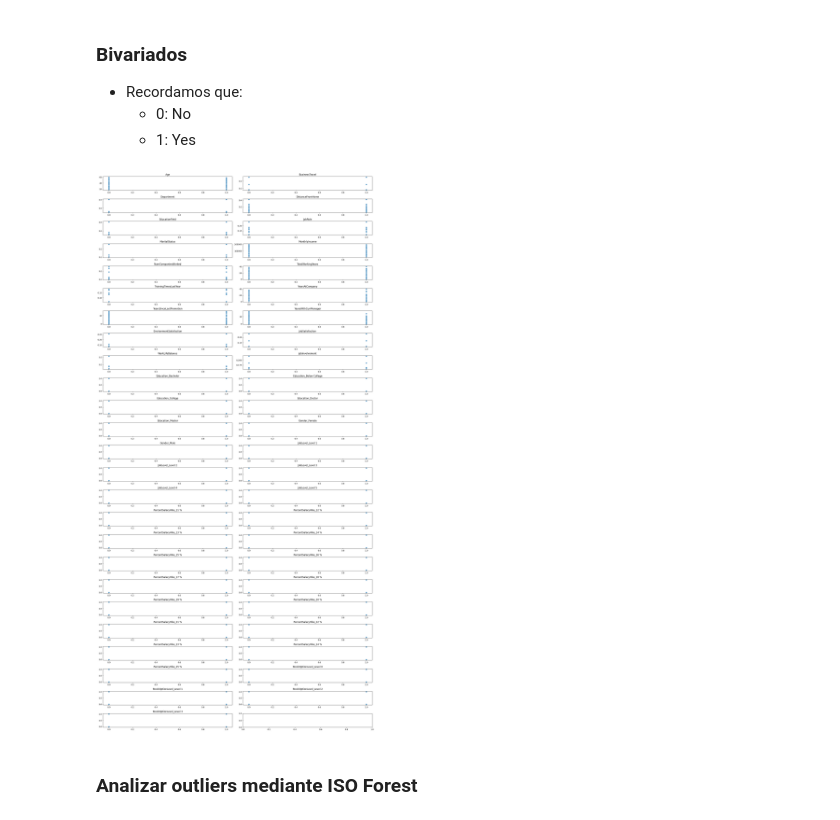
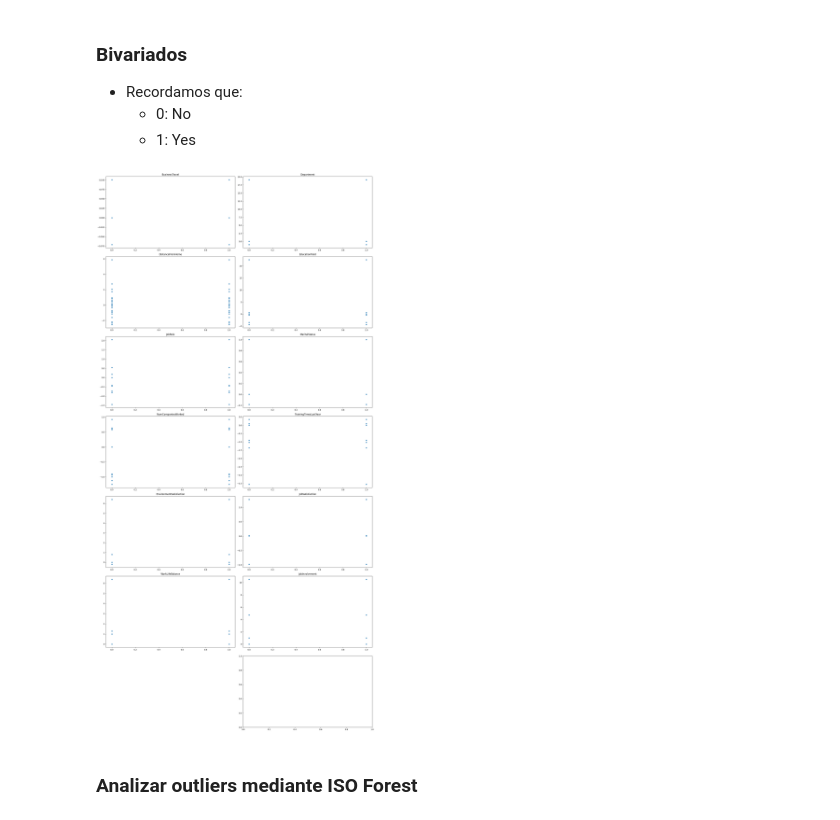
Before and after one commit to apelsito/Proyecto8-Clasificacion, a Jupyter notebook: jupyter_notebooks/Modelo 1/06_outliers.ipynb, the cells around one changed output. Cells and saved outputs as stored; diff of their text form; code cells hidden in the pictures.

```diff
--- a/jupyter_notebooks/Modelo 1/06_outliers.ipynb
+++ b/jupyter_notebooks/Modelo 1/06_outliers.ipynb
@@ -13,7 +13,7 @@ from sklearn.experimental import enable_iterative_imputer  # Necesario para habi
 from sklearn.impute import IterativeImputer
 from sklearn.ensemble import RandomForestRegressor
 # %%
-df = pd.read_pickle("../../datos/03_datos_encoded.plk")
+df = pd.read_pickle("../../datos/04_datos_feature_scaled.plk")
 # %% [markdown]
 # Gestión de los Outliers
 - Vamos a ver los outliers
@@ -28,5 +28,5 @@ df = pd.read_pickle("../../datos/03_datos_encoded.plk")
     - 0: No
     - 1: Yes
 # %%
-cols_outliers = ["BusinessTravel", "Department", "DistanceFromHome", "EducationField", "JobRole", "MaritalStatus", "NumCompaniesWorked", "TrainingTimesLastYear", "EnvironmentSatisfaction", "JobSatisfaction", "WorkLifeBalance", "JobInvolvement"]
+cols_outliers = ["BusinessTravel", "Department", "DistanceFromHome", "EducationField", "JobRole", "MaritalStatus", "NumCompaniesWorked", "TrainingTimesLastYear", "EnvironmentSatisfaction", "JobSatisfaction", "WorkLifeBalance", "JobInvolvement","Attrition"]
 # %%
@@ -39,8 +39,8 @@ outliers.plot_outliers_univariados(df,"b",grafica_size=(20,40))
     - 0: No
     - 1: Yes
 # %%
-outliers.visualizar_outliers_bivariados(df,"Attrition",tamano_grafica=(20,40))
+outliers.visualizar_outliers_bivariados(df[cols_outliers],"Attrition",tamano_grafica=(20,40))
 # %% [output]
-[figure, old version]
+[figure, new version]
 # %% [markdown]
 ### Analizar outliers mediante ISO Forest
```
Also changed, not shown: parts of 15 cells of this notebook, 34 other files.
